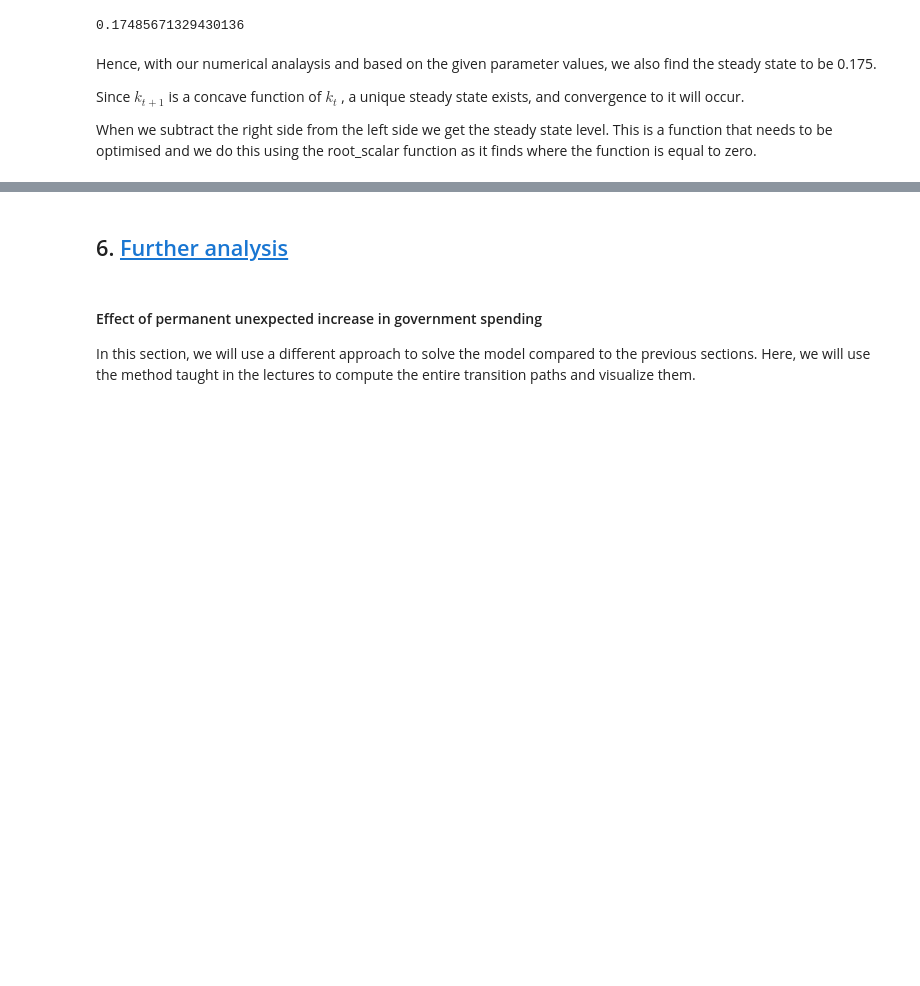
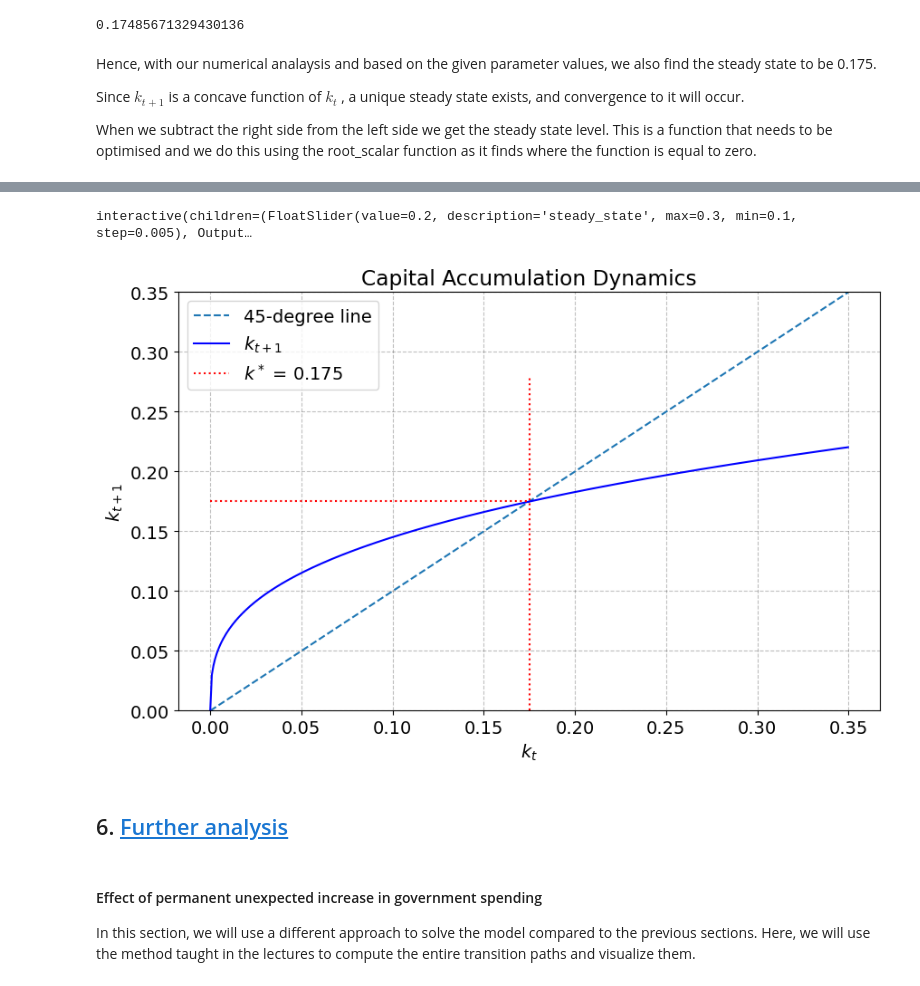
Before and after one commit to NumEconCopenhagen/projects-2024-Simon-C-og-Jens-H, a Jupyter notebook: modelproject/modelproject.ipynb, the cells around one changed output, grey strips where cells are left out. Cells and saved outputs as stored; diff of their text form; code cells hidden in the pictures; blank space fills up the shorter version.

```diff
--- a/modelproject/modelproject.ipynb
+++ b/modelproject/modelproject.ipynb
@@ -184,3 +209,52 @@ When we subtract the right side from the left side we get the steady state level
+# %%
+import numpy as np
+import matplotlib.pyplot as plt
+from scipy import optimize
+from ipywidgets import interact
+
+# Defining the values for our set of parameters
+rho = 0.05
+A = 1.00
+alpha = 1/3
+n = 0.04
+tau = 0.00
+
+# Defining the objective function
+obj = lambda k: k - ((A*(1-alpha)*k**alpha)/((1+n)*(2+rho)))
+
+# Optimizing the model and finding the roots
+result = optimize.root_scalar(obj, bracket=[1e-10, 10], method='bisect')
+k_star = result.root
+
+# Define the range for k_t
+k_t = np.linspace(0, 2*k_star, 400)
+
+# Calculate k_t+1 for each k_t
+k_t_plus_1 = (A*(1-alpha)*k_t**alpha)/((1+n)*(2+rho))
+
+# Interactive plotting function
+def plot_steady_state(steady_state):
+    plt.figure(figsize=(10, 6))
+    plt.plot(k_t, k_t, label='45-degree line', linestyle='--')
+    plt.plot(k_t, k_t_plus_1, label='$k_{t+1}$', color='blue')
+    plt.plot([0, steady_state], [steady_state, steady_state], color='red', linestyle=':', label=f'$k^*$ = {steady_state}')
+    plt.axvline(x=steady_state, ymax=steady_state/(max(k_t_plus_1)), color='red', linestyle=':')
+    plt.xlabel('$k_t$')
+    plt.ylabel('$k_{t+1}$')
+    plt.title('Capital Accumulation Dynamics')
+    plt.legend()
+    plt.grid(True)
+    plt.ylim([0, 0.35])  # Adjust y-axis to make the plot clearer
+    plt.show()
+
+# Create interactive slider
+interact(plot_steady_state, steady_state=(0.1, 0.3, 0.005))
+
+# Display the interactive plot with the initial steady state value
+plot_steady_state(0.175)
+# %% [output]
+interactive(children=(FloatSlider(value=0.2, description='steady_state', max=0.3, min=0.1, step=0.005), Output…
+[figure, added]
 # %% [markdown]
 ## 6. <a id='toc6_'></a>[Further analysis](#toc6_)
 # %% [markdown]
```
Also changed, not shown: parts of 4 cells of this notebook.
